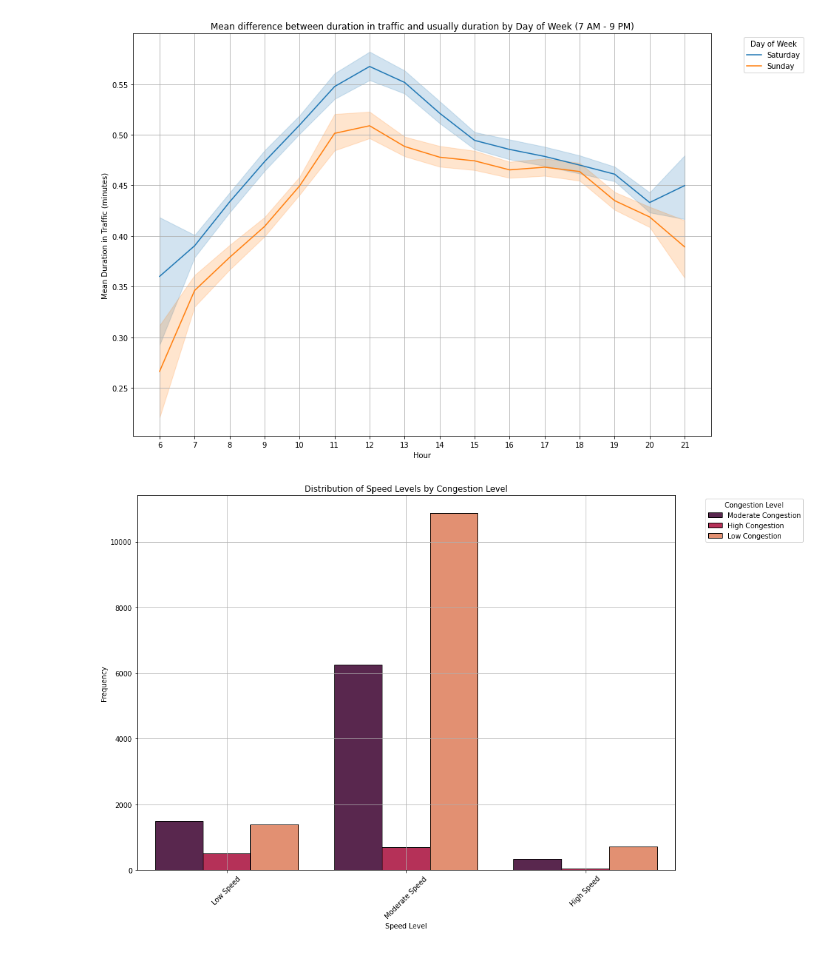
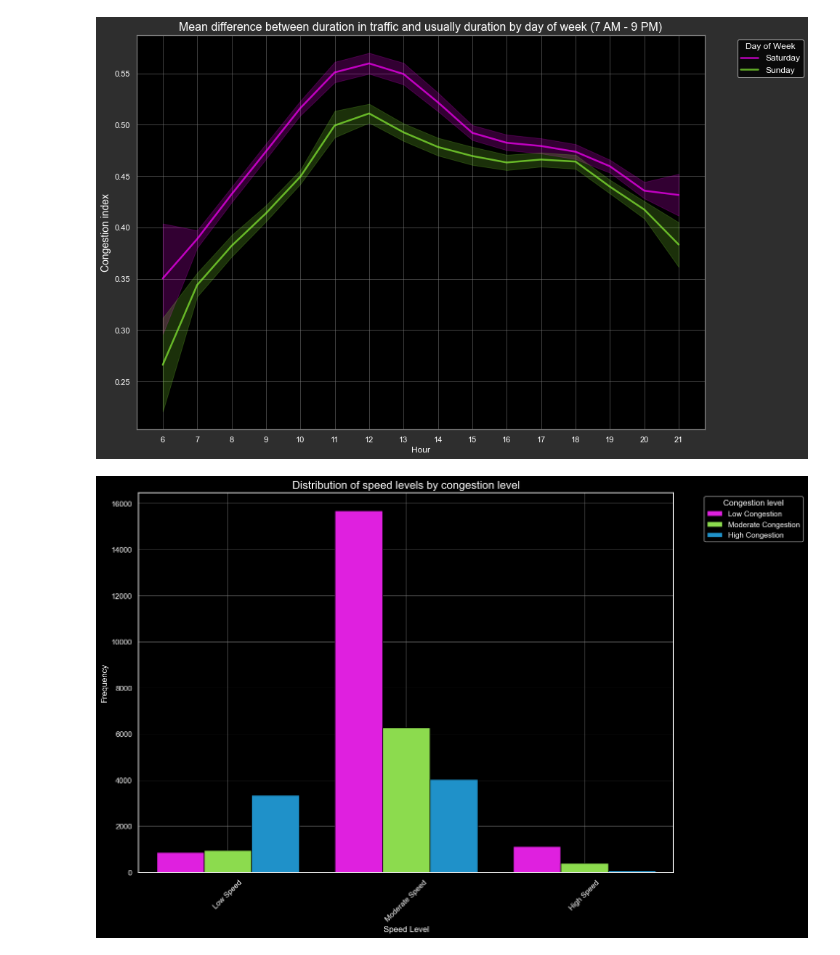
Before and after one commit to CameliaOprea1/Disertatie, a Jupyter notebook: EDA/data_analysis.ipynb, the cells around one changed output. Saved outputs shown, nothing was run; the diff lists cells and outputs as text; code cells hidden in the pictures.

```diff
--- a/EDA/data_analysis.ipynb
+++ b/EDA/data_analysis.ipynb
@@ -21,4 +21,4 @@ import seaborn as sns
 from datetime import date
 
 today_date = date.today()
-prior_day = today_date - timedelta(days=1)
+prior_day = today_date - timedelta(days=10)
@@ -50,0 +66,4 @@ df_merged = pd.read_csv('C:\\Users\\Camelia\\Desktop\\app\\Disertatie\\GeneticAl
+# %%
+# Reset to default style
+plt.style.use('default')
+sns.set_theme()
@@ -50,0 +155,20 @@ df_merged = pd.read_csv('C:\\Users\\Camelia\\Desktop\\app\\Disertatie\\GeneticAl
+# %%
+
+# Plot data using Seaborn with improved visibility
+plt.style.use('dark_background')
+fig, ax = plt.subplots(figsize=(14, 10))
+vibrant_colors = ['#ffde21', '#ff00ff', '#FE6414', '#039BE5', '#89f336']
+sns.lineplot(data=hourly_congestion, x='hour', y='normalized_congestion', hue='day_of_week', hue_order=day_order, palette=vibrant_colors,linewidth=2.5,errorbar=('ci', 95), alpha=0.7)
+plt.title('Mean difference between duration in traffic and usual duration by day of week (7 AM - 9 PM)', fontsize=16)
+plt.xlabel('Hour', fontsize=14)
+plt.ylabel('Congestion index', fontsize=14)
+plt.grid(True, color='grey', linestyle='-', linewidth=0.5)  # Set grid color to grey
+fig.patch.set_facecolor('#2E2E2E')  # Set figure background color
+plt.xticks(range(6, 22))  # Set x-axis ticks from 7 PM to 9 PM
+plt.legend(title='Day of Week', bbox_to_anchor=(1.05, 1), loc='upper left', fontsize=12)
+# Change the color of the spines to grey
+ax.spines['top'].set_color('grey')
+ax.spines['right'].set_color('grey')
+ax.spines['bottom'].set_color('grey')
+ax.spines['left'].set_color('grey')
+plt.show()
@@ -84,25 +209,31 @@ plt.show()
 # %%
 # ilter data for weekdays and evening hours
 filtered_data = df_merged[(df_merged['hour'].between(6, 21)) & (df_merged['timestamp'].dt.dayofweek >= 5)].copy()
 # Time-based aggregation
 hourly_congestion = filtered_data.groupby(['origin_osmid','destination_osmid', 'hour','day_of_week'])['normalized_congestion'].mean().reset_index()
 hourly_congestion['day_of_week'] = hourly_congestion['day_of_week'].map({5: 'Saturday', 6: 'Sunday'})
 # Define the desired order of days of the week
 day_order = ['Saturday', 'Sunday']
 #######################################################################
-plt.figure(figsize=(14, 10))
-sns.lineplot(data=hourly_congestion, x='hour', y='normalized_congestion', hue='day_of_week', hue_order=day_order)
-plt.title('Mean difference between duration in traffic and usually duration by Day of Week (7 AM - 9 PM)')
+vibrant_colors = ['#ff00ff', '#89f336']
+fig, ax = plt.subplots(figsize=(14, 10))
+sns.lineplot(data=hourly_congestion, x='hour', y='normalized_congestion', hue='day_of_week', hue_order=day_order, palette=vibrant_colors,linewidth=2.5,errorbar=('ci', 95), alpha=0.7)
+plt.title('Mean difference between duration in traffic and usually duration by day of week (7 AM - 9 PM)',fontsize=16)
 plt.xlabel('Hour')
-plt.ylabel('Mean Duration in Traffic (minutes)')
-plt.grid(True)
+plt.ylabel('Congestion index', fontsize=14)
+plt.grid(True, color='grey', linestyle='-', linewidth=0.5)  # Set grid color to grey
+fig.patch.set_facecolor('#2E2E2E')  # Set figure background color
 #plt.axhline(0, color='gray', linestyle='--')  # Add horizontal line at y=0
 plt.xticks(range(6, 22))  # Set x-axis ticks from 7 PM to 9 PM
 #plt.ylim(0.1, 0.3)  # Set y-limits from 0 to 1
-plt.legend(title='Day of Week', bbox_to_anchor=(1.05, 1), loc='upper left')
+plt.legend(title='Day of Week', bbox_to_anchor=(1.05, 1), loc='upper left', fontsize=12)
+ax.spines['top'].set_color('grey')
+ax.spines['right'].set_color('grey')
+ax.spines['bottom'].set_color('grey')
+ax.spines['left'].set_color('grey')
 plt.show()
 # %% [output]
-[figure, old version]
+[figure, new version]
 # %%
 def combine_levels(row):
     median = df_merged['normalized_congestion'].median()
@@ -137,13 +268,19 @@ df_merged['congestion_level']  =df_ml['congestion_level']
 # %%
 # Plot distribution of congestion levels
 plt.figure(figsize=(14, 10))
-sns.countplot(data=df_merged, x='speed_level', hue='congestion_level', order=speed_labels, palette='rocket', edgecolor='black')
-plt.title('Distribution of Speed Levels by Congestion Level')
+vibrant_colors = ['#ff00ff', '#89f336', '#039BE5']
+sns.countplot(data=df_merged, x='speed_level', hue='congestion_level', order=speed_labels, palette=vibrant_colors, edgecolor='black')
+plt.title('Distribution of speed levels by congestion level',fontsize=16)
 plt.xlabel('Speed Level')
 plt.ylabel('Frequency')
 plt.xticks(rotation=45)  # Rotate x-axis labels for better readability
-plt.legend(title='Congestion Level', bbox_to_anchor=(1.05, 1), loc='upper left')
-plt.grid(True)
+plt.legend(title='Congestion level', bbox_to_anchor=(1.05, 1), loc='upper left')
+plt.grid(True, color='grey', linestyle='-', linewidth=0.5)  # Set grid color to grey
+fig.patch.set_facecolor('#2E2E2E')  # Set figure background color
+ax.spines['top'].set_color('grey')
+ax.spines['right'].set_color('grey')
+ax.spines['bottom'].set_color('grey')
+ax.spines['left'].set_color('grey')
 plt.show()
 # %% [output]
-[figure, old version]
+[figure, new version]
```
Also changed, not shown: parts of 17 cells of this notebook, 8 other files.
